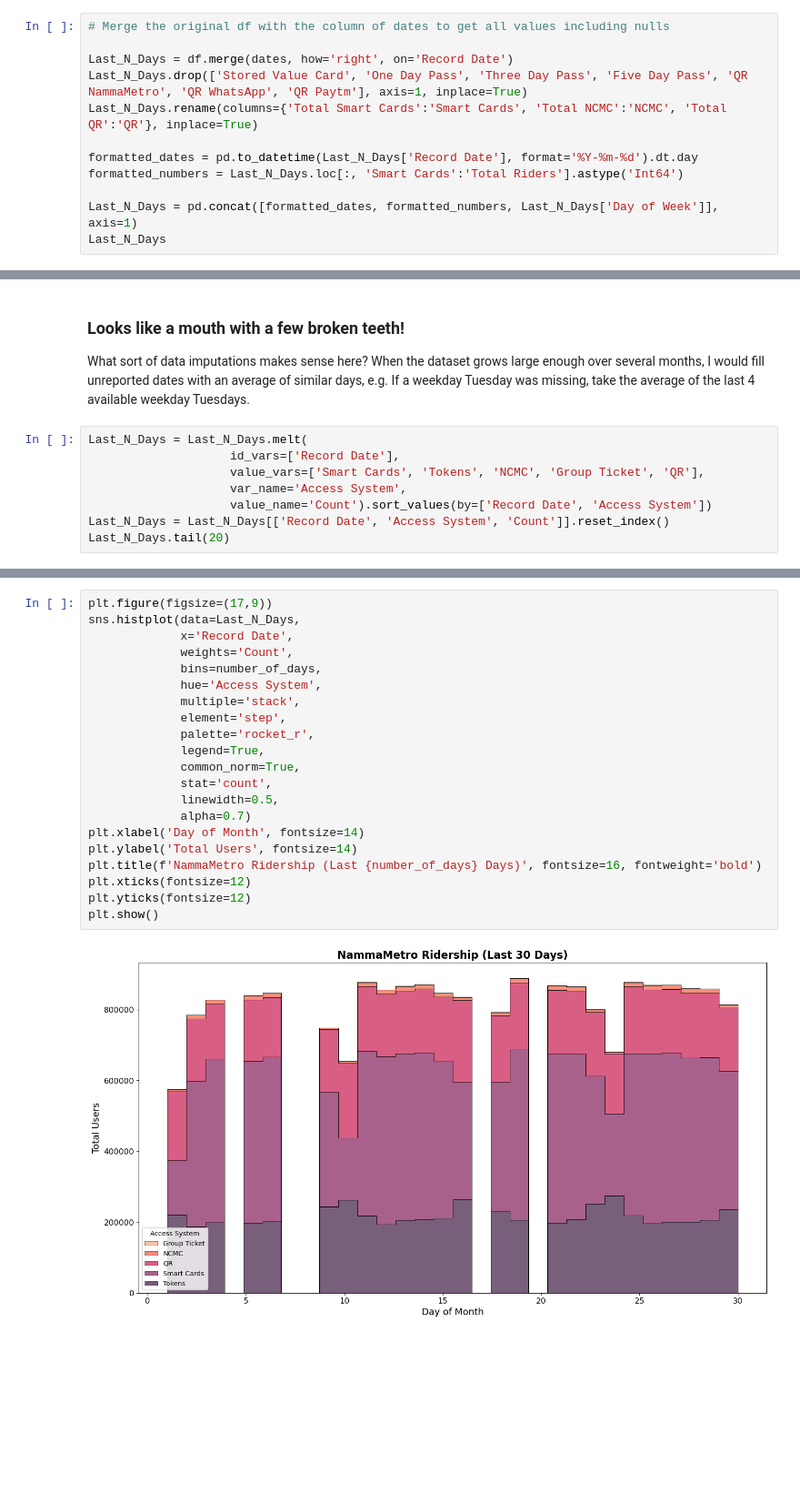
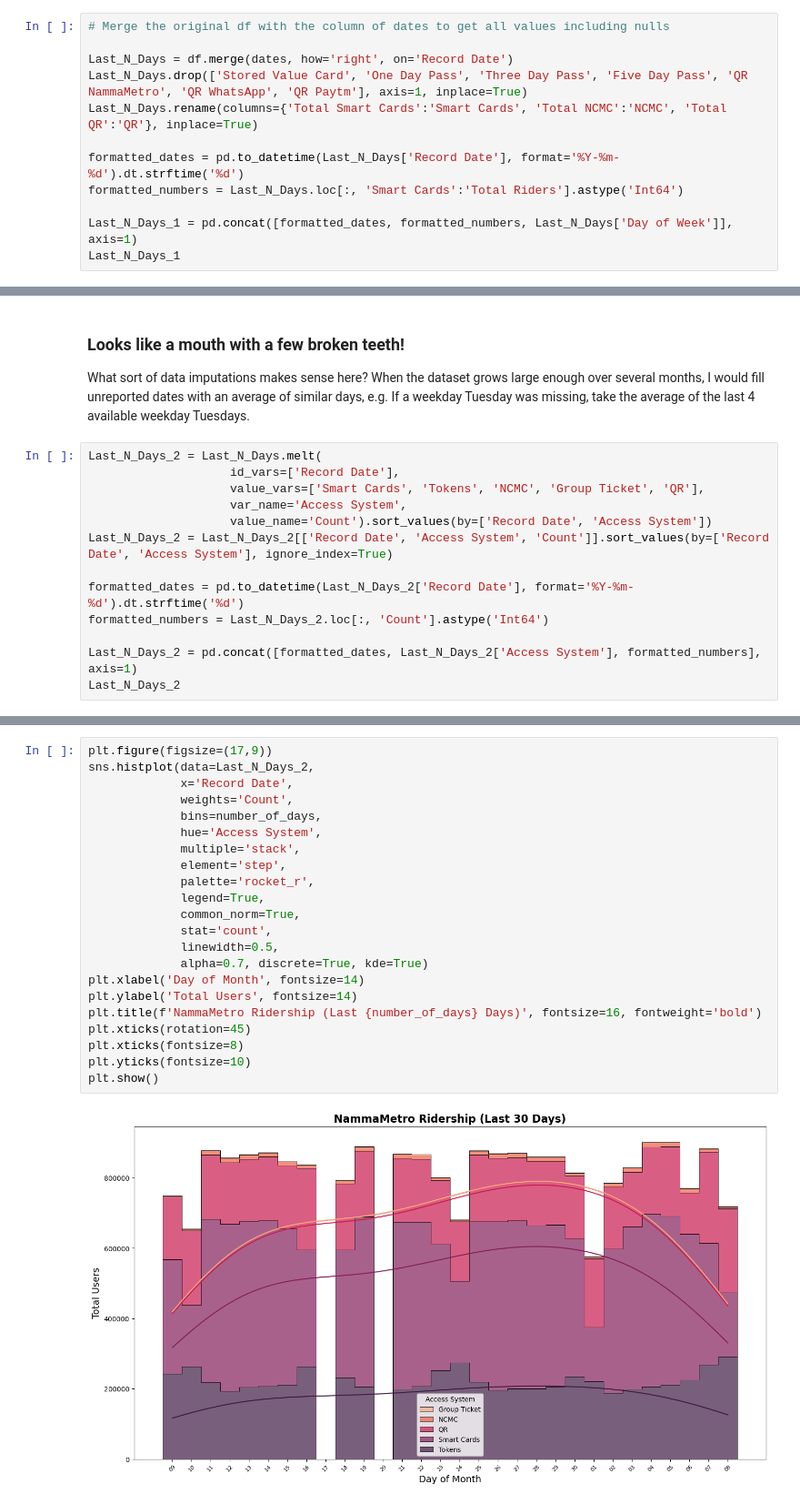
Before and after one commit to thecont1/namma-metro-ridership-tracker, a Jupyter notebook: ridership_2analysis.ipynb, the cells around one changed output, grey strips where cells are left out. Shown at 91% size. Cells and saved outputs as stored; diff of their text form; blank space fills up the shorter version.

```diff
--- a/ridership_2analysis.ipynb
+++ b/ridership_2analysis.ipynb
@@ -122,10 +120,10 @@ Last_N_Days = df.merge(dates, how='right', on='Record Date')
 Last_N_Days.drop(['Stored Value Card', 'One Day Pass', 'Three Day Pass', 'Five Day Pass', 'QR NammaMetro', 'QR WhatsApp', 'QR Paytm'], axis=1, inplace=True)
 Last_N_Days.rename(columns={'Total Smart Cards':'Smart Cards', 'Total NCMC':'NCMC', 'Total QR':'QR'}, inplace=True)
 
-formatted_dates = pd.to_datetime(Last_N_Days['Record Date'], format='%Y-%m-%d').dt.day
+formatted_dates = pd.to_datetime(Last_N_Days['Record Date'], format='%Y-%m-%d').dt.strftime('%d')
 formatted_numbers = Last_N_Days.loc[:, 'Smart Cards':'Total Riders'].astype('Int64')
 
-Last_N_Days = pd.concat([formatted_dates, formatted_numbers, Last_N_Days['Day of Week']], axis=1)
-Last_N_Days
+Last_N_Days_1 = pd.concat([formatted_dates, formatted_numbers, Last_N_Days['Day of Week']], axis=1)
+Last_N_Days_1
 # %% [output]
 |  | Record Date | Smart Cards | Tokens | NCMC | Group Ticket | QR | Total Riders | Day of Week |
@@ -165,11 +165,16 @@ plt.show()
 
 What sort of data imputations makes sense here? When the dataset grows large enough over several months, I would fill unreported dates with an average of similar days, e.g. If a weekday Tuesday was missing, take the average of the last 4 available weekday Tuesdays.
 # %%
-Last_N_Days = Last_N_Days.melt(
+Last_N_Days_2 = Last_N_Days.melt(
                     id_vars=['Record Date'],
                     value_vars=['Smart Cards', 'Tokens', 'NCMC', 'Group Ticket', 'QR'],
                     var_name='Access System',
                     value_name='Count').sort_values(by=['Record Date', 'Access System'])
-Last_N_Days = Last_N_Days[['Record Date', 'Access System', 'Count']].reset_index()
-Last_N_Days.tail(20)
+Last_N_Days_2 = Last_N_Days_2[['Record Date', 'Access System', 'Count']].sort_values(by=['Record Date', 'Access System'], ignore_index=True)
+
+formatted_dates = pd.to_datetime(Last_N_Days_2['Record Date'], format='%Y-%m-%d').dt.strftime('%d')
+formatted_numbers = Last_N_Days_2.loc[:, 'Count'].astype('Int64')
+
+Last_N_Days_2 = pd.concat([formatted_dates, Last_N_Days_2['Access System'], formatted_numbers], axis=1)
+Last_N_Days_2
 # %% [output]
@@ -193,26 +194,27 @@ Last_N_Days.tail(20)
 # %%
 plt.figure(figsize=(17,9))
-sns.histplot(data=Last_N_Days,
+sns.histplot(data=Last_N_Days_2,
              x='Record Date',
              weights='Count',
              bins=number_of_days,
              hue='Access System',
              multiple='stack',
              element='step',
              palette='rocket_r',
              legend=True,
              common_norm=True,
              stat='count',
              linewidth=0.5,
-             alpha=0.7)
+             alpha=0.7, discrete=True, kde=True)
 plt.xlabel('Day of Month', fontsize=14)
 plt.ylabel('Total Users', fontsize=14)
 plt.title(f'NammaMetro Ridership (Last {number_of_days} Days)', fontsize=16, fontweight='bold')
-plt.xticks(fontsize=12)
-plt.yticks(fontsize=12)
+plt.xticks(rotation=45)
+plt.xticks(fontsize=8)
+plt.yticks(fontsize=10)
 plt.show()
 # %% [output]
-[figure, old version]
+[figure, new version]
 # %%
 df['Record Date'] = pd.to_datetime(df['Record Date'], format='%Y-%m-%d')
 df['Day of Week'] = df['Record Date'].dt.day_name()
```
Also changed, not shown: parts of 13 cells of this notebook, 1 other file.
